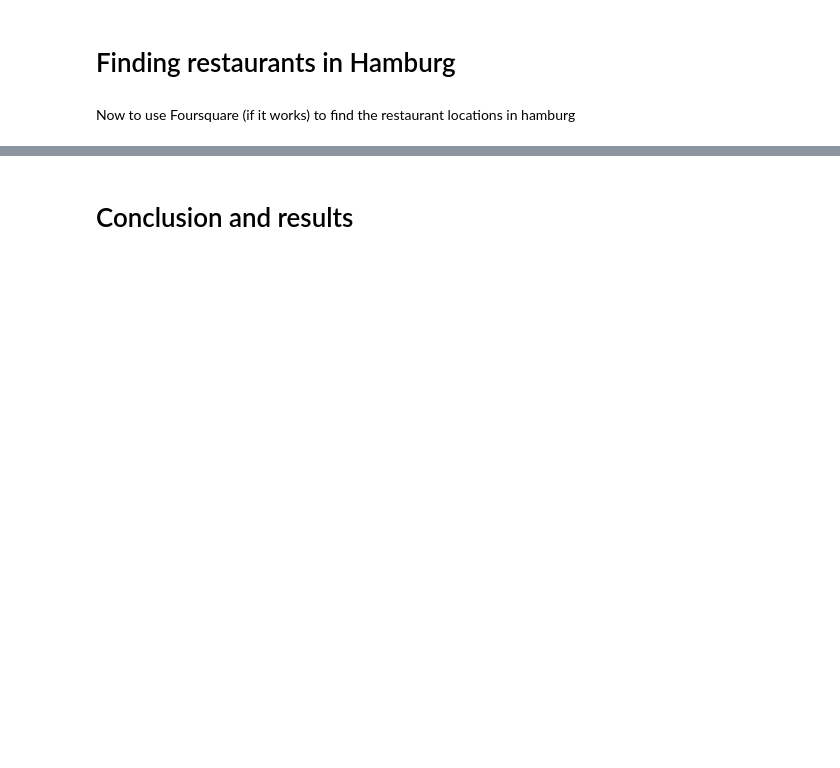
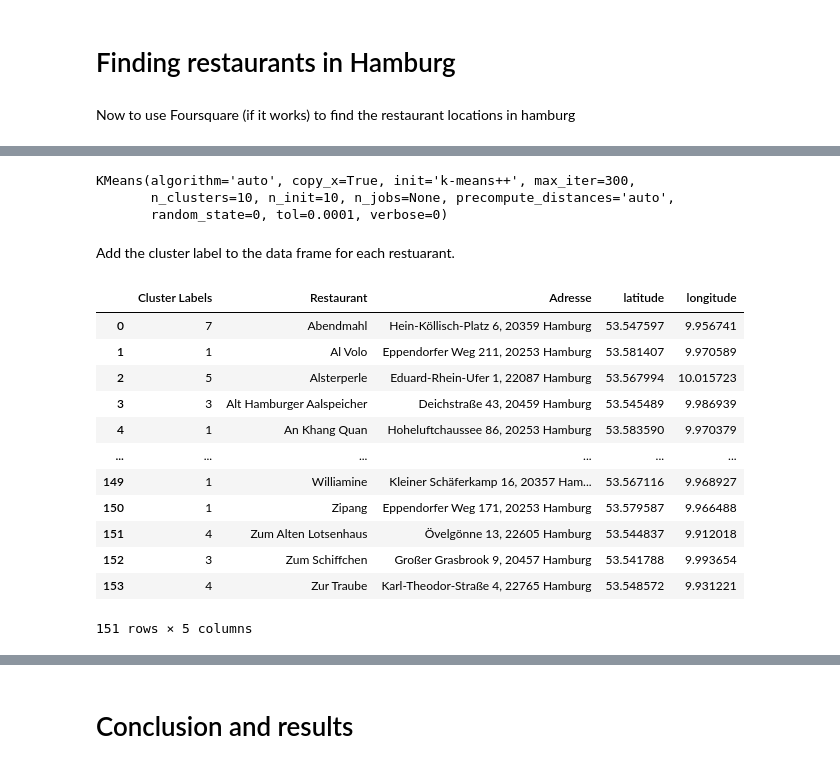
Before and after one commit to sadaha/Coursera_Capstone.-, a Jupyter notebook: IBM_Capstone_Project.ipynb, the cells around one changed output, grey strips where cells are left out. Saved outputs shown, nothing was run; the diff lists cells and outputs as text; code cells hidden in the pictures; blank space fills up the shorter version.

```diff
--- a/IBM_Capstone_Project.ipynb
+++ b/IBM_Capstone_Project.ipynb
@@ -307,0 +369,5 @@ KeyError: ignored
+# %%
+lat_Hamburg_rest = coordinates_latlong_rest.apply(lambda x: x.split(',')[0])
+#lat_Hamburg
+lon_Hamburg_rest = coordinates_latlong_rest.apply(lambda x: x.split(',')[1])
+lon_Hamburg_rest
@@ -307,0 +387,4 @@ KeyError: ignored
+# %%
+Hamburg_df_rest_complete = pd.concat([Restuarant_data_reduced,lat_Hamburg_rest.astype(float), lon_Hamburg_rest.astype(float)], axis=1)
+Hamburg_df_rest_complete.columns= ['Restaurant','Adresse','latitude','longitude']
+Hamburg_df_rest_complete
@@ -307,0 +431,7 @@ KeyError: ignored
+# %%
+for i in ['Marlin', 'Schulauer Fährhaus', 'Forsthaus Bergedorf']:
+  n = 0
+  n = Hamburg_df_rest_complete[(Hamburg_df_rest_complete.Restaurant == i)].index
+  Hamburg_df_rest_complete = Hamburg_df_rest_complete.drop(n)
+
+Hamburg_df_rest_complete
@@ -307,0 +452,34 @@ KeyError: ignored
+# %%
+# set number of clusters
+k_num_clusters = 10
+
+
+# Remove the unecessary columns for clustering.
+Hamburg_grouped_clustering = Hamburg_df_rest_complete.drop(['Restaurant', 'Adresse'], 1)
+
+# run k-means clustering
+kmeans_Hamburg = KMeans(n_clusters=k_num_clusters, random_state=0).fit(Hamburg_grouped_clustering)
+kmeans_Hamburg
+# %% [output]
+KMeans(algorithm='auto', copy_x=True, init='k-means++', max_iter=300,
+       n_clusters=10, n_init=10, n_jobs=None, precompute_distances='auto',
+       random_state=0, tol=0.0001, verbose=0)
+# %% [markdown]
+Add the cluster label to the data frame for each restuarant.
+# %%
+Hamburg_df_rest_complete.insert(0, 'Cluster Labels', kmeans_Hamburg.labels_ +1)
+Hamburg_df_rest_complete
+# %% [output]
+|  | Cluster Labels | Restaurant | Adresse | latitude | longitude |
+| 0 | 7 | Abendmahl | Hein-Köllisch-Platz 6, 20359 Hamburg | 53.547597 | 9.956741 |
+| 1 | 1 | Al Volo | Eppendorfer Weg 211, 20253 Hamburg | 53.581407 | 9.970589 |
+| 2 | 5 | Alsterperle | Eduard-Rhein-Ufer 1, 22087 Hamburg | 53.567994 | 10.015723 |
+| 3 | 3 | Alt Hamburger Aalspeicher | Deichstraße 43, 20459 Hamburg | 53.545489 | 9.986939 |
+| 4 | 1 | An Khang Quan | Hoheluftchaussee 86, 20253 Hamburg | 53.583590 | 9.970379 |
+| ... | ... | ... | ... | ... | ... |
+| 149 | 1 | Williamine | Kleiner Schäferkamp 16, 20357 Ham... | 53.567116 | 9.968927 |
+| 150 | 1 | Zipang | Eppendorfer Weg 171, 20253 Hamburg | 53.579587 | 9.966488 |
+| 151 | 4 | Zum Alten Lotsenhaus | Övelgönne 13, 22605 Hamburg | 53.544837 | 9.912018 |
+| 152 | 3 | Zum Schiffchen | Großer Grasbrook 9, 20457 Hamburg | 53.541788 | 9.993654 |
+| 153 | 4 | Zur Traube | Karl-Theodor-Straße 4, 22765 Hamburg | 53.548572 | 9.931221 |
+151 rows × 5 columns
```
Also changed, not shown: parts of 26 cells of this notebook.
